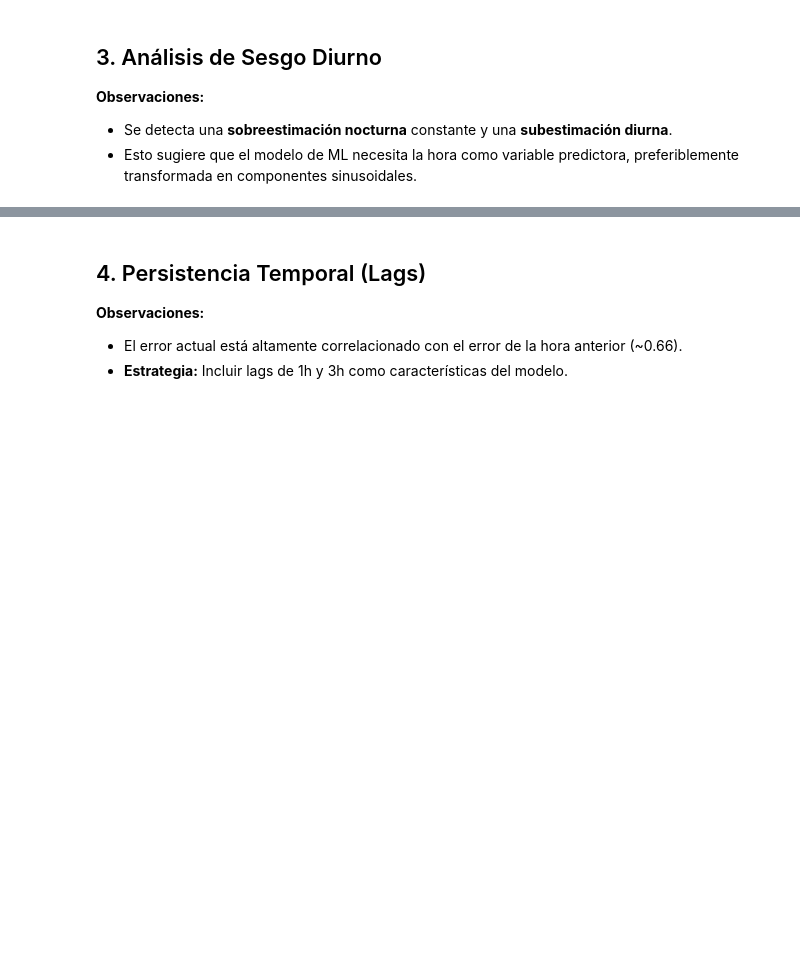
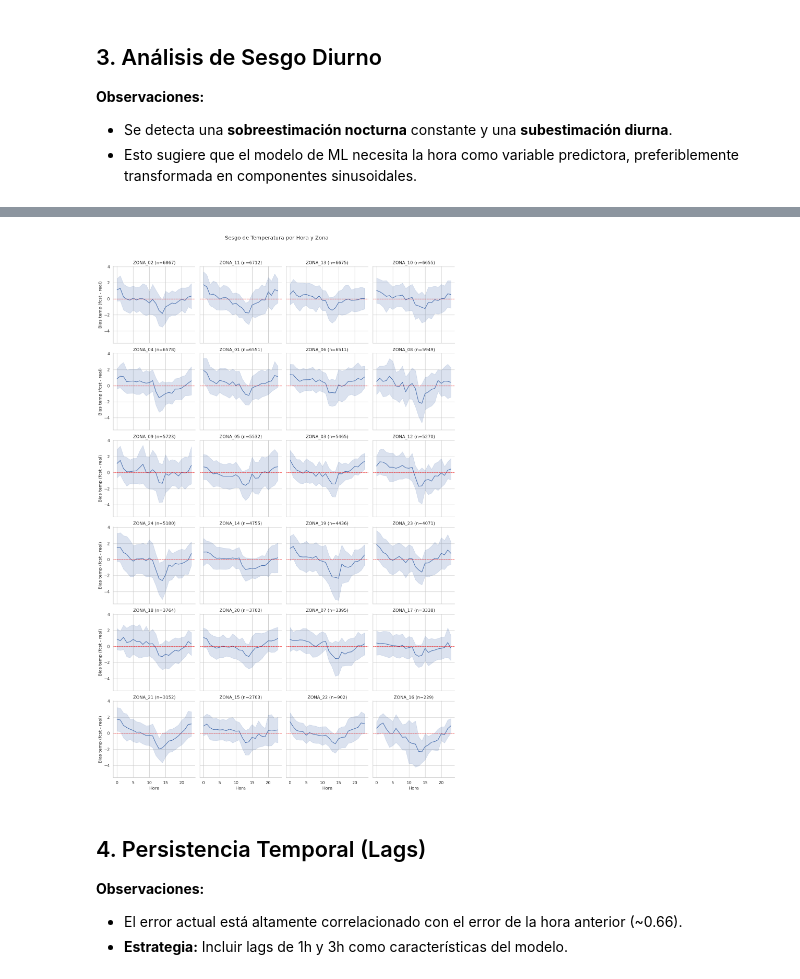
Before and after one commit to LuciaVazquez08/TallerAnalisisDatos, a Jupyter notebook: EDA_Final_Climatico.ipynb, the cells around one changed output, grey strips where cells are left out. Cells and saved outputs as stored; diff of their text form; code cells hidden in the pictures; blank space fills up the shorter version.

```diff
--- a/EDA_Final_Climatico.ipynb
+++ b/EDA_Final_Climatico.ipynb
@@ -66,3 +54,31 @@ plt.show()
+# %%
+# Análisis de sesgo diurno por zona (subplots por zona)
+subset = df.dropna(subset=["err_temp", "hour", "zona_id"]).copy()
+
+# Seleccionar zonas con suficiente muestra; si no hay, elegir top N
+counts = subset["zona_id"].value_counts()
+zones = counts[counts >= 200].index.tolist()
+if not zones:
+    zones = counts.index[:8].tolist()
+
+plot_df = subset[subset["zona_id"].isin(zones)]
+
+ncols = min(4, len(zones))
+g = sns.FacetGrid(plot_df, col="zona_id", col_wrap=ncols, height=3.5, sharey=True)
+g.map_dataframe(sns.lineplot, x="hour", y="err_temp", errorbar="sd")
+g.set_axis_labels("Hora", "Bias temp (fcst - real)")
+g.set_titles(col_template="{col_name}")
+
+for ax, zone in zip(g.axes.flatten(), zones):
+    ax.set_title(f"{zone} (n={counts.loc[zone]})")
+
+for ax in g.axes.flatten():
+    ax.axhline(0, color="red", linestyle="--", linewidth=0.9)
+
+plt.suptitle("Sesgo de Temperatura por Hora y Zona", y=1.02)
+plt.tight_layout()
+# %% [output]
+[figure, added]
 # %% [markdown]
 ## 4. Persistencia Temporal (Lags)
 
```
Also changed, not shown: parts of 16 cells of this notebook, 3 other files.
